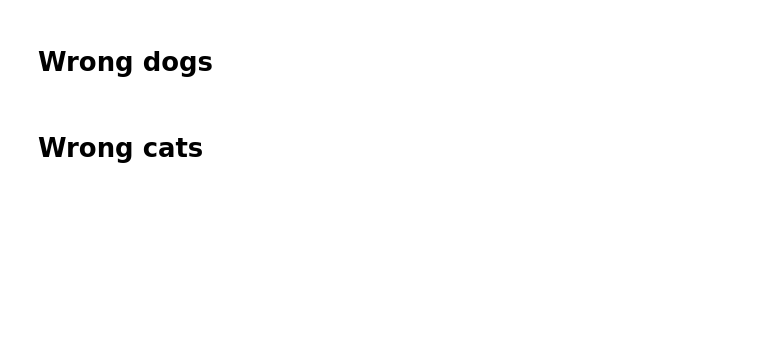
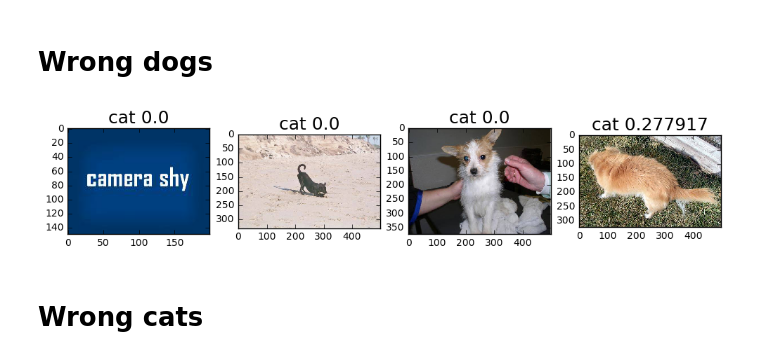
Before and after one commit to kwojcik/courses, a Jupyter notebook: deeplearning1/lesson1/vgg_redo.ipynb, the cells around one changed output. Drawn from its saved outputs; the diff is of its cells as text; code cells hidden in the pictures; blank space fills up the shorter version.

```diff
--- a/deeplearning1/lesson1/vgg_redo.ipynb
+++ b/deeplearning1/lesson1/vgg_redo.ipynb
@@ -90,7 +95,9 @@ def plot_images(batches, labels, preds, idxs, num, path):
 # %% [markdown]
 # Wrong dogs
 # %%
-plot_images(test_batches, text_labels, 1-preds[:, 0], np.where(wrong_dogs)[0], 4, valid_path)
+plot_images(valid_batches, text_labels, 1-preds[:, 0], np.where(wrong_dogs)[0], 4, valid_path)
+# %% [output]
+[figure, added]
 # %% [markdown]
 # Wrong cats
 # %%
```
Also changed, not shown: parts of 22 cells of this notebook, 1 other file.
